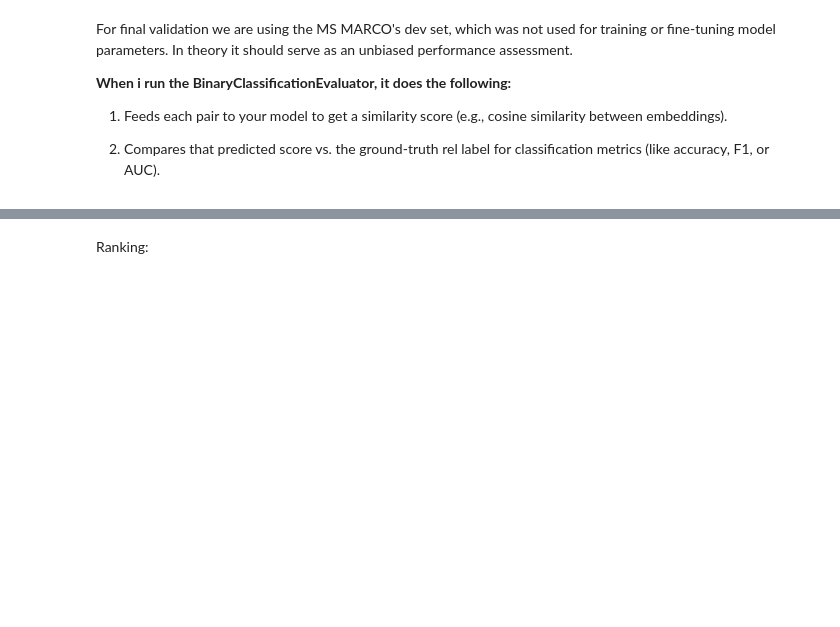
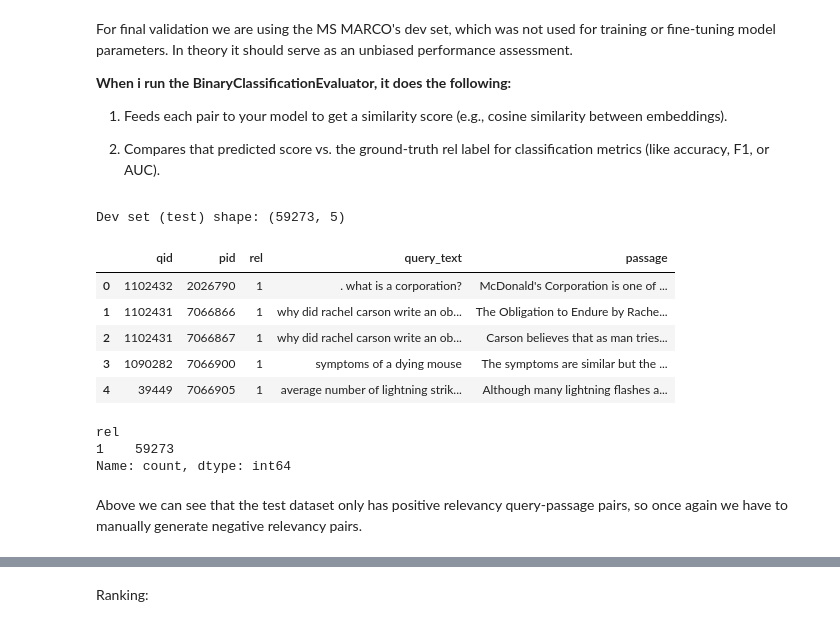
Before and after one commit to kasey-purvor/Latent_semantic_index_SearchEngine, a Jupyter notebook: SBERT_TRAINING.ipynb, the cells around one changed output, grey strips where cells are left out. Drawn from its saved outputs; the diff is of its cells as text; code cells hidden in the pictures; blank space fills up the shorter version.

```diff
--- a/SBERT_TRAINING.ipynb
+++ b/SBERT_TRAINING.ipynb
@@ -720,14 +684,30 @@ For final validation we are using the MS MARCO's dev set, which was not used for
 # %%
 # 2. Merge qrels.dev with queries.dev on 'qid'
 #    Resulting columns: [qid, unused, pid, rel, query_text]
 test_merged = pd.merge(test_qrels, test_queries, on='qid', how='left')
 
 # 4. Merge again with collection on 'pid' to get the passage text
 #    Resulting columns: [qid, unused, pid, rel, query_text, passage]
 test_merged = pd.merge(test_merged, df_collection, on='pid', how='left')
 
 # 5. (Optional) drop the 'unused' column
 test_merged.drop(columns=['unused'], inplace=True)
 
 print("Dev set (test) shape:", test_merged.shape)
-print(test_merged.head())
+test_merged.head()
+# %% [output]
+Dev set (test) shape: (59273, 5)
+|  | qid | pid | rel | query_text | passage |
+| 0 | 1102432 | 2026790 | 1 | . what is a corporation? | McDonald's Corporation is one of ... |
+| 1 | 1102431 | 7066866 | 1 | why did rachel carson write an ob... | The Obligation to Endure by Rache... |
+| 2 | 1102431 | 7066867 | 1 | why did rachel carson write an ob... | Carson believes that as man tries... |
+| 3 | 1090282 | 7066900 | 1 | symptoms of a dying mouse | The symptoms are similar but the ... |
+| 4 | 39449 | 7066905 | 1 | average number of lightning strik... | Although many lightning flashes a... |
+# %%
+print(test_merged['rel'].value_counts())
+# %% [output]
+rel
+1    59273
+Name: count, dtype: int64
+# %% [markdown]
+Above we can see that the test dataset only has positive relevancy query-passage pairs, so once again we have to manually generate negative relevancy pairs.
```
Also changed, not shown: parts of 20 cells of this notebook.
